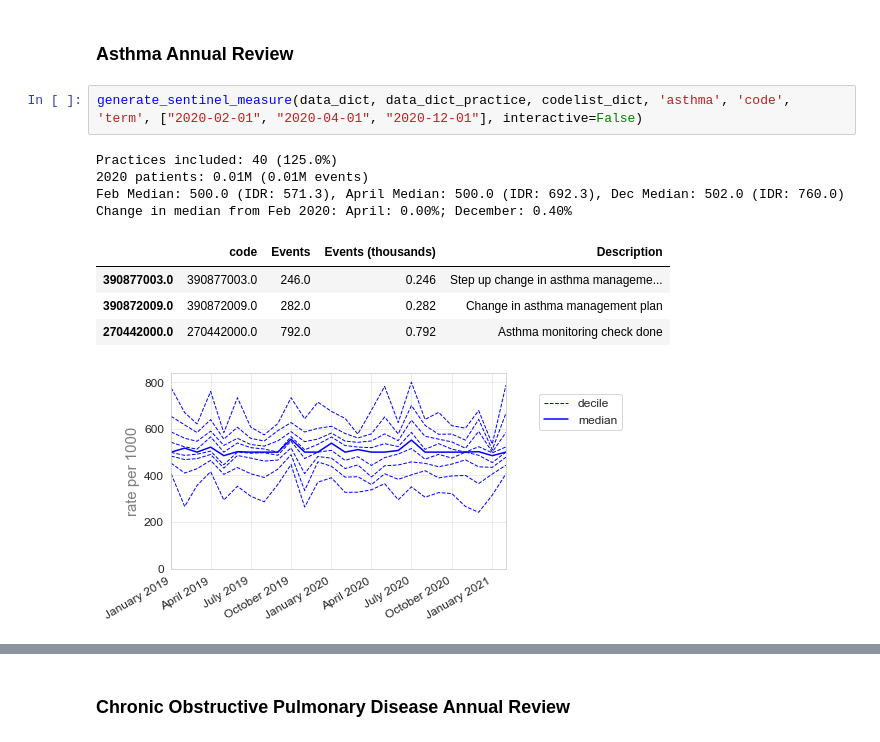
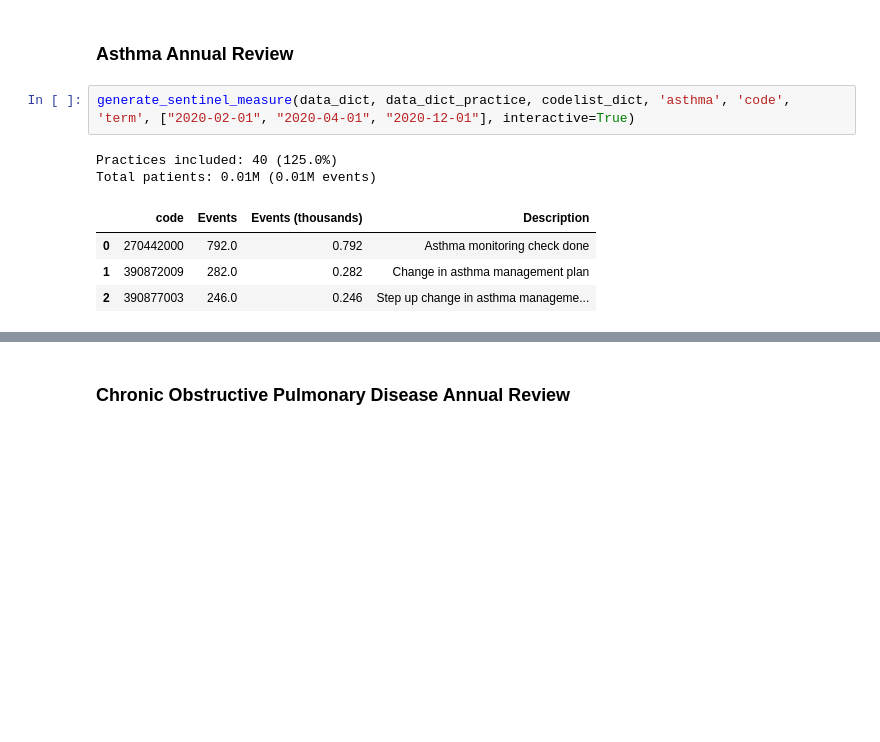
Before and after one commit to opensafely/SRO-Measures, a Jupyter notebook: notebooks/sentinel_measures.ipynb, the cells around one changed output, grey strips where cells are left out. Saved outputs shown, nothing was run; the diff lists cells and outputs as text; blank space fills up the shorter version.

Commit message:
make interactive

```diff
--- a/notebooks/sentinel_measures.ipynb
+++ b/notebooks/sentinel_measures.ipynb
@@ -149,14 +151,11 @@ Total patients: 0.01M (0.01M events)
 <a id="asthma"></a>
 ### Asthma Annual Review
 # %%
-generate_sentinel_measure(data_dict, data_dict_practice, codelist_dict, 'asthma', 'code', 'term', ["2020-02-01", "2020-04-01", "2020-12-01"], interactive=False)
+generate_sentinel_measure(data_dict, data_dict_practice, codelist_dict, 'asthma', 'code', 'term', ["2020-02-01", "2020-04-01", "2020-12-01"], interactive=True)
 # %% [output]
 Practices included: 40 (125.0%)
-2020 patients: 0.01M (0.01M events)
-Feb Median: 500.0 (IDR: 571.3), April Median: 500.0 (IDR: 692.3), Dec Median: 502.0 (IDR: 760.0)
-Change in median from Feb 2020: April: 0.00%; December: 0.40%
+Total patients: 0.01M (0.01M events)
 |  | code | Events | Events (thousands) | Description |
-| 390877003.0 | 390877003.0 | 246.0 | 0.246 | Step up change in asthma manageme... |
-| 390872009.0 | 390872009.0 | 282.0 | 0.282 | Change in asthma management plan |
-| 270442000.0 | 270442000.0 | 792.0 | 0.792 | Asthma monitoring check done |
+| 0 | 270442000 | 792.0 | 0.792 | Asthma monitoring check done |
+| 1 | 390872009 | 282.0 | 0.282 | Change in asthma management plan |
+| 2 | 390877003 | 246.0 | 0.246 | Step up change in asthma manageme... |
-[figure, removed]
```
Also changed, not shown: parts of 4 cells of this notebook, 1 other file.
